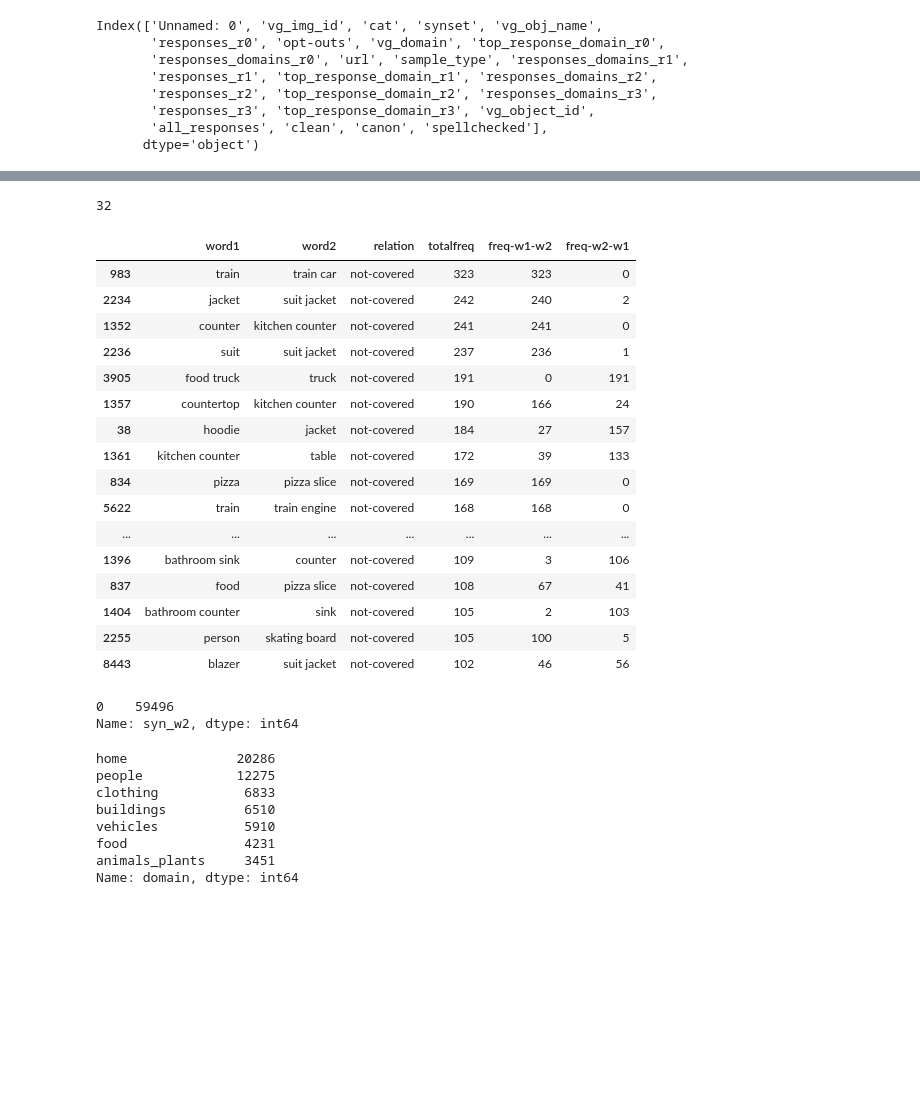
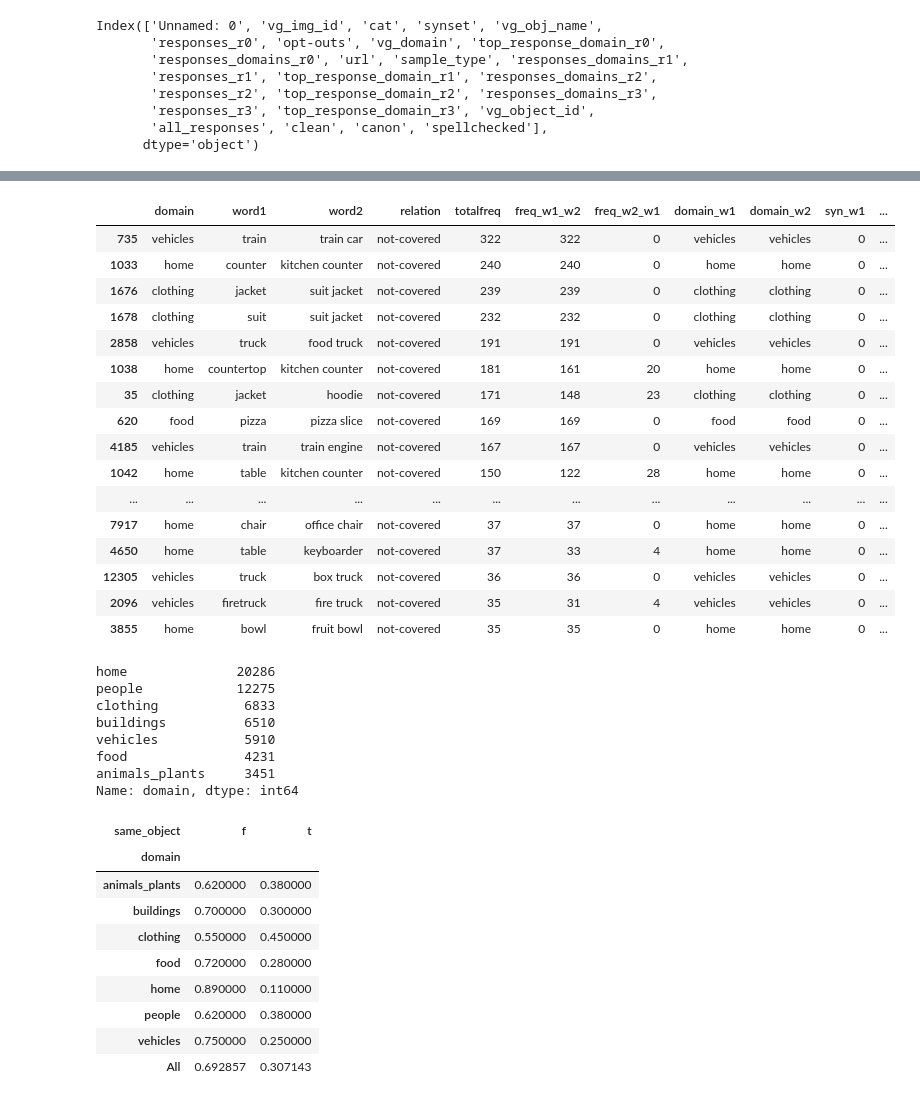
Before and after one commit to sinazarriess/many_names_collection, a Jupyter notebook: analysis/explore.ipynb, the cells around one changed output, grey strips where cells are left out. Cells and saved outputs as stored; diff of their text form; code cells hidden in the pictures; blank space fills up the shorter version.

```diff
--- a/analysis/explore.ipynb
+++ b/analysis/explore.ipynb
@@ -77,42 +36,33 @@ Name: relation, dtype: int64
 # %%
 #pairs[pairs.totalfreq].sort_values(['relation','freq_both_orders'],ascending=[True, False])
-d=pairs[(pairs.totalfreq>100) & (pairs.relation=="not-covered")] #.sort_values('freq_w1_w2',ascending=False)
-#d.to_csv("crossclassified.csv")
-print(len(d))
-d.head(100)
-# %% [output]
-32
-|  | word1 | word2 | relation | totalfreq | freq-w1-w2 | freq-w2-w1 |
-| 983 | train | train car | not-covered | 323 | 323 | 0 |
-| 2234 | jacket | suit jacket | not-covered | 242 | 240 | 2 |
-| 1352 | counter | kitchen counter | not-covered | 241 | 241 | 0 |
-| 2236 | suit | suit jacket | not-covered | 237 | 236 | 1 |
-| 3905 | food truck | truck | not-covered | 191 | 0 | 191 |
-| 1357 | countertop | kitchen counter | not-covered | 190 | 166 | 24 |
-| 38 | hoodie | jacket | not-covered | 184 | 27 | 157 |
-| 1361 | kitchen counter | table | not-covered | 172 | 39 | 133 |
-| 834 | pizza | pizza slice | not-covered | 169 | 169 | 0 |
-| 5622 | train | train engine | not-covered | 168 | 168 | 0 |
-| ... | ... | ... | ... | ... | ... | ... |
-| 1396 | bathroom sink | counter | not-covered | 109 | 3 | 106 |
-| 837 | food | pizza slice | not-covered | 108 | 67 | 41 |
-| 1404 | bathroom counter | sink | not-covered | 105 | 2 | 103 |
-| 2255 | person | skating board | not-covered | 105 | 100 | 5 |
-| 8443 | blazer | suit jacket | not-covered | 102 | 46 | 56 |
 # %%
 df = pd.read_csv('domains_names_pairs_relations_v2.csv',index_col=0)
 #b1=df.str.startswith('man')
 df.columns=['domain', 'word1', 'word2', 'relation', 'totalfreq', 'freq_w1_w2',
        'freq_w2_w1', 'domain_w1', 'domain_w2', 'syn_w1', 'syn_w2']
 df.head()
 #df[df.word1=="man"].sort_values('totalfreq',ascending=False)
 #df[(df.word1=="man") & (df.word2=="shirt")]
 #df[df.freq_w2_w1 > df.freq_w1_w2]
-df[df.relation=="crossclassified"].syn_w1.value_counts()
-df[df.relation=="crossclassified"].syn_w2.value_counts()
+df[(df.relation=="not-covered")].sort_values('totalfreq',ascending=False).head(100)
 # %% [output]
-0    59496
-Name: syn_w2, dtype: int64
+|  | domain | word1 | word2 | relation | totalfreq | freq_w1_w2 | freq_w2_w1 | domain_w1 | domain_w2 | syn_w1 | ... |
+| 735 | vehicles | train | train car | not-covered | 322 | 322 | 0 | vehicles | vehicles | 0 | ... |
+| 1033 | home | counter | kitchen counter | not-covered | 240 | 240 | 0 | home | home | 0 | ... |
+| 1676 | clothing | jacket | suit jacket | not-covered | 239 | 239 | 0 | clothing | clothing | 0 | ... |
+| 1678 | clothing | suit | suit jacket | not-covered | 232 | 232 | 0 | clothing | clothing | 0 | ... |
+| 2858 | vehicles | truck | food truck | not-covered | 191 | 191 | 0 | vehicles | vehicles | 0 | ... |
+| 1038 | home | countertop | kitchen counter | not-covered | 181 | 161 | 20 | home | home | 0 | ... |
+| 35 | clothing | jacket | hoodie | not-covered | 171 | 148 | 23 | clothing | clothing | 0 | ... |
+| 620 | food | pizza | pizza slice | not-covered | 169 | 169 | 0 | food | food | 0 | ... |
+| 4185 | vehicles | train | train engine | not-covered | 167 | 167 | 0 | vehicles | vehicles | 0 | ... |
+| 1042 | home | table | kitchen counter | not-covered | 150 | 122 | 28 | home | home | 0 | ... |
+| ... | ... | ... | ... | ... | ... | ... | ... | ... | ... | ... | ... |
+| 7917 | home | chair | office chair | not-covered | 37 | 37 | 0 | home | home | 0 | ... |
+| 4650 | home | table | keyboarder | not-covered | 37 | 33 | 4 | home | home | 0 | ... |
+| 12305 | vehicles | truck | box truck | not-covered | 36 | 36 | 0 | vehicles | vehicles | 0 | ... |
+| 2096 | vehicles | firetruck | fire truck | not-covered | 35 | 31 | 4 | vehicles | vehicles | 0 | ... |
+| 3855 | home | bowl | fruit bowl | not-covered | 35 | 35 | 0 | home | home | 0 | ... |
 # %%
 df[df.relation=="crossclassified"].domain.value_counts()
 # %% [output]
@@ -124,4 +74,20 @@ vehicles           5910
 food               4231
 animals_plants     3451
 Name: domain, dtype: int64
+# %%
+#df.groupby(['domain','same_object'])['freq_w1_w2'].agg({'type': 'count', 'token': 'sum'})
+ft=pd.crosstab(df.domain,df.same_object,margins=True,normalize='index')
+#f=df[df.same_object=='f']
+display_side_by_side(ft)
+# %% [output]
+| same_object | f | t |
+| domain |  |  |
+| animals_plants | 0.620000 | 0.380000 |
+| buildings | 0.700000 | 0.300000 |
+| clothing | 0.550000 | 0.450000 |
+| food | 0.720000 | 0.280000 |
+| home | 0.890000 | 0.110000 |
+| people | 0.620000 | 0.380000 |
+| vehicles | 0.750000 | 0.250000 |
+| All | 0.692857 | 0.307143 |
 # %%
```
Also changed, not shown: parts of 9 cells of this notebook, 28 other files.
